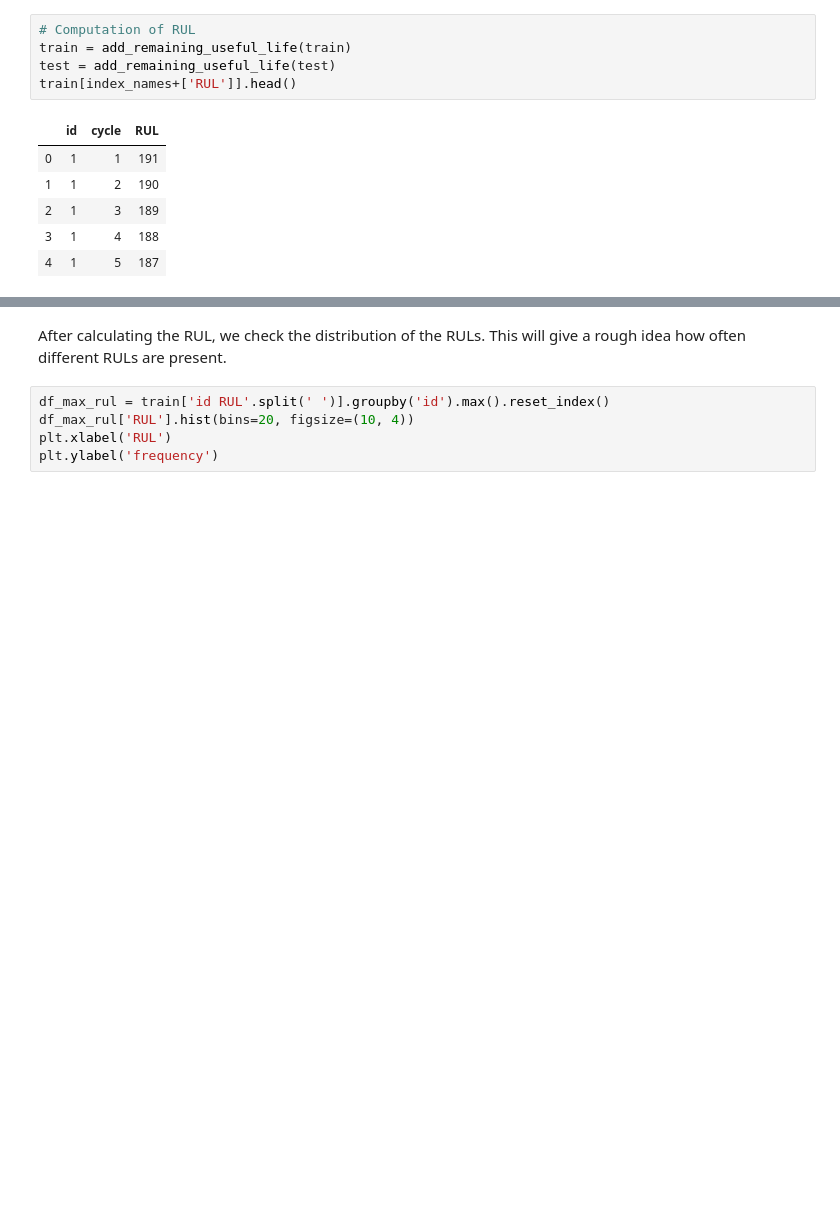
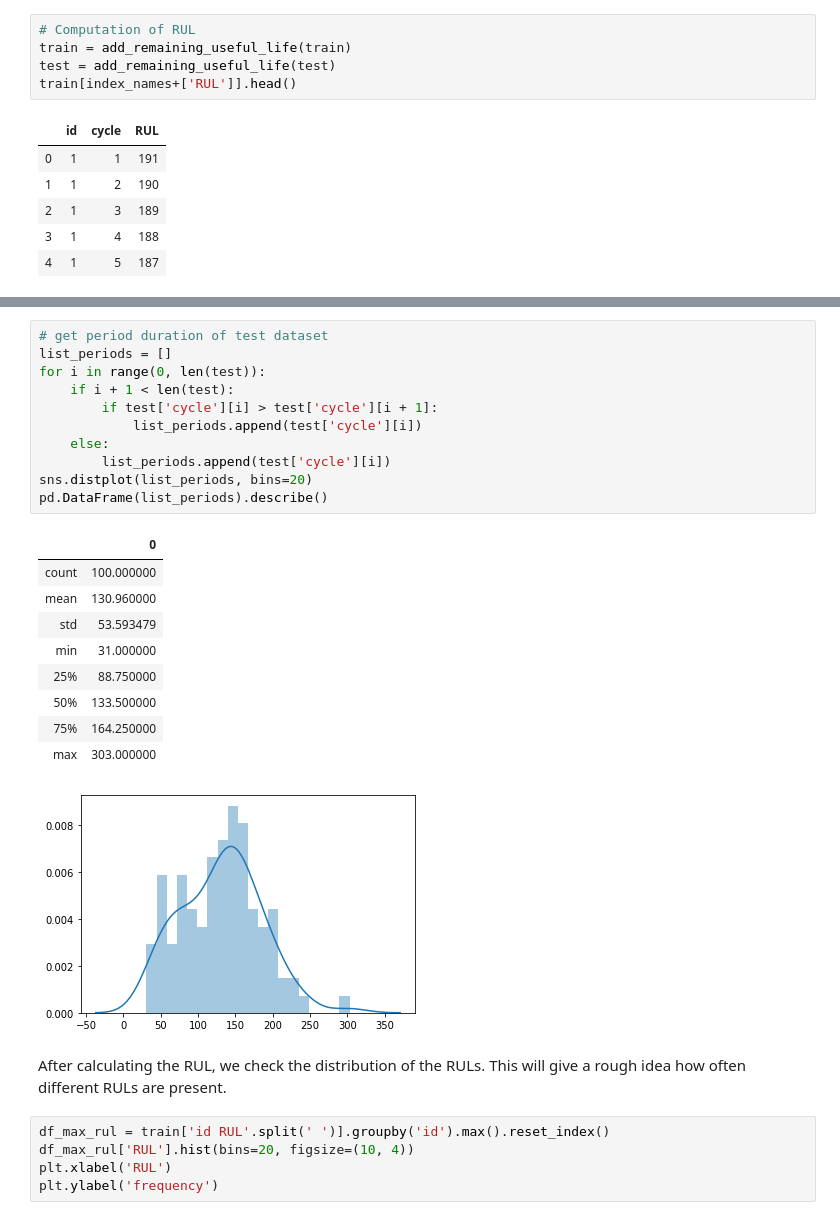
Before and after one commit to AzizSayfutdinov/PredictiveMaintenanceEngine, a Jupyter notebook: RegressionModels.ipynb, the cells around one changed output, grey strips where cells are left out. Cells and saved outputs as stored; diff of their text form; blank space fills up the shorter version.

```diff
--- a/RegressionModels.ipynb
+++ b/RegressionModels.ipynb
@@ -112,3 +109,25 @@ for i in range(len(test)):
+# %%
+# get period duration of test dataset
+list_periods = []
+for i in range(0, len(test)):
+    if i + 1 < len(test):
+        if test['cycle'][i] > test['cycle'][i + 1]:
+            list_periods.append(test['cycle'][i])
+    else:
+        list_periods.append(test['cycle'][i])
+sns.distplot(list_periods, bins=20)
+pd.DataFrame(list_periods).describe()
+# %% [output]
+|  | 0 |
+| count | 100.000000 |
+| mean | 130.960000 |
+| std | 53.593479 |
+| min | 31.000000 |
+| 25% | 88.750000 |
+| 50% | 133.500000 |
+| 75% | 164.250000 |
+| max | 303.000000 |
+[figure, added]
 # %% [markdown]
 After calculating the RUL, we check the distribution of the RULs. This will give a rough idea how often different RULs are present.
 # %%
```
Also changed, not shown: parts of 21 cells of this notebook, 1 other file.
